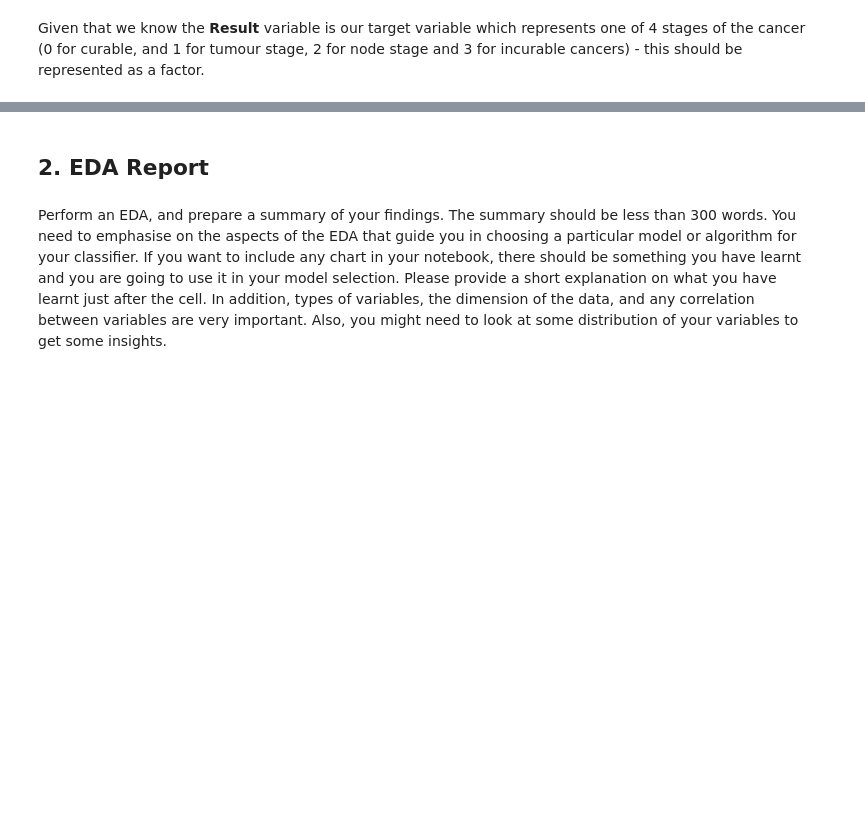
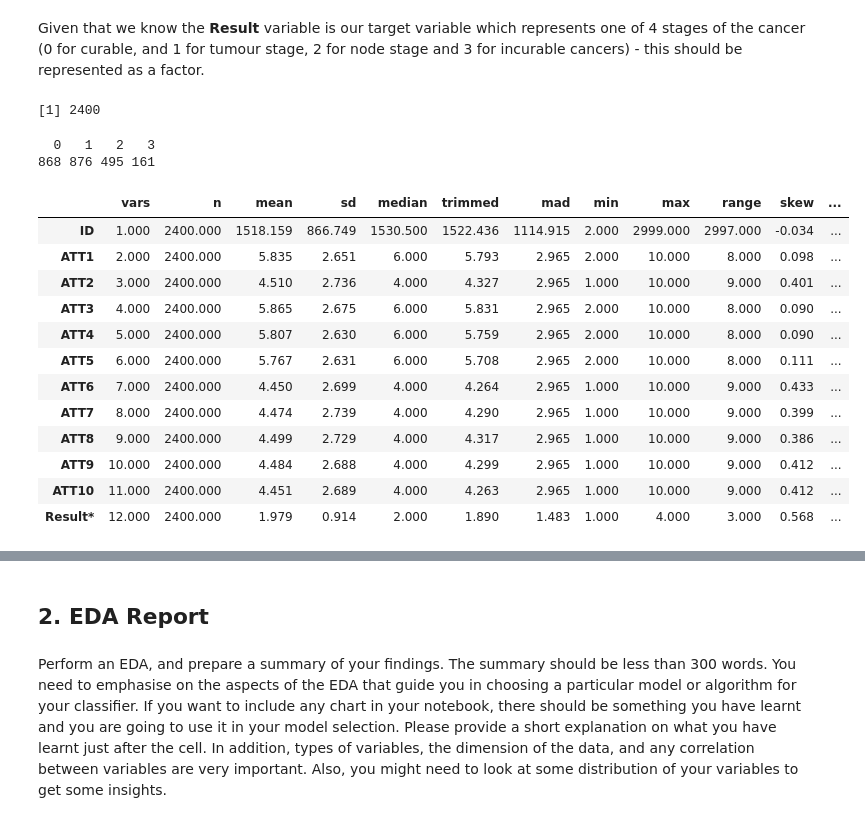
Before and after one commit to codeBehindMe/ADLA3, a Jupyter notebook: groupG.ipynb, the cells around one changed output, grey strips where cells are left out. Saved outputs shown, nothing was run; the diff lists cells and outputs as text; code cells hidden in the pictures; blank space fills up the shorter version.

```diff
--- a/groupG.ipynb
+++ b/groupG.ipynb
@@ -53,9 +90,28 @@ prostate$Result <- as.factor(prostate$Result)
 # %%
 # Let's check for incomplete observations
-nrow(prostate[complete.cases(prostate),])
+nrow(train[complete.cases(train),])
+# %% [output]
+[1] 2400
 # %%
 # Check the proportions of each factor within the Result variable
-w = table(prostate$Result)
+w = table(train$Result)
 w
+# %% [output]
+  0   1   2   3
+868 876 495 161
 # %%
-round(describe(prostate), 3)
+round(describe(train), 3)
+# %% [output]
+|  | vars | n | mean | sd | median | trimmed | mad | min | max | range | skew | ... |
+| ID | 1.000 | 2400.000 | 1518.159 | 866.749 | 1530.500 | 1522.436 | 1114.915 | 2.000 | 2999.000 | 2997.000 | -0.034 | ... |
+| ATT1 | 2.000 | 2400.000 | 5.835 | 2.651 | 6.000 | 5.793 | 2.965 | 2.000 | 10.000 | 8.000 | 0.098 | ... |
+| ATT2 | 3.000 | 2400.000 | 4.510 | 2.736 | 4.000 | 4.327 | 2.965 | 1.000 | 10.000 | 9.000 | 0.401 | ... |
+| ATT3 | 4.000 | 2400.000 | 5.865 | 2.675 | 6.000 | 5.831 | 2.965 | 2.000 | 10.000 | 8.000 | 0.090 | ... |
+| ATT4 | 5.000 | 2400.000 | 5.807 | 2.630 | 6.000 | 5.759 | 2.965 | 2.000 | 10.000 | 8.000 | 0.090 | ... |
+| ATT5 | 6.000 | 2400.000 | 5.767 | 2.631 | 6.000 | 5.708 | 2.965 | 2.000 | 10.000 | 8.000 | 0.111 | ... |
+| ATT6 | 7.000 | 2400.000 | 4.450 | 2.699 | 4.000 | 4.264 | 2.965 | 1.000 | 10.000 | 9.000 | 0.433 | ... |
+| ATT7 | 8.000 | 2400.000 | 4.474 | 2.739 | 4.000 | 4.290 | 2.965 | 1.000 | 10.000 | 9.000 | 0.399 | ... |
+| ATT8 | 9.000 | 2400.000 | 4.499 | 2.729 | 4.000 | 4.317 | 2.965 | 1.000 | 10.000 | 9.000 | 0.386 | ... |
+| ATT9 | 10.000 | 2400.000 | 4.484 | 2.688 | 4.000 | 4.299 | 2.965 | 1.000 | 10.000 | 9.000 | 0.412 | ... |
+| ATT10 | 11.000 | 2400.000 | 4.451 | 2.689 | 4.000 | 4.263 | 2.965 | 1.000 | 10.000 | 9.000 | 0.412 | ... |
+| Result* | 12.000 | 2400.000 | 1.979 | 0.914 | 2.000 | 1.890 | 1.483 | 1.000 | 4.000 | 3.000 | 0.568 | ... |
```
Also changed, not shown: parts of 11 cells of this notebook, 1 other file.
